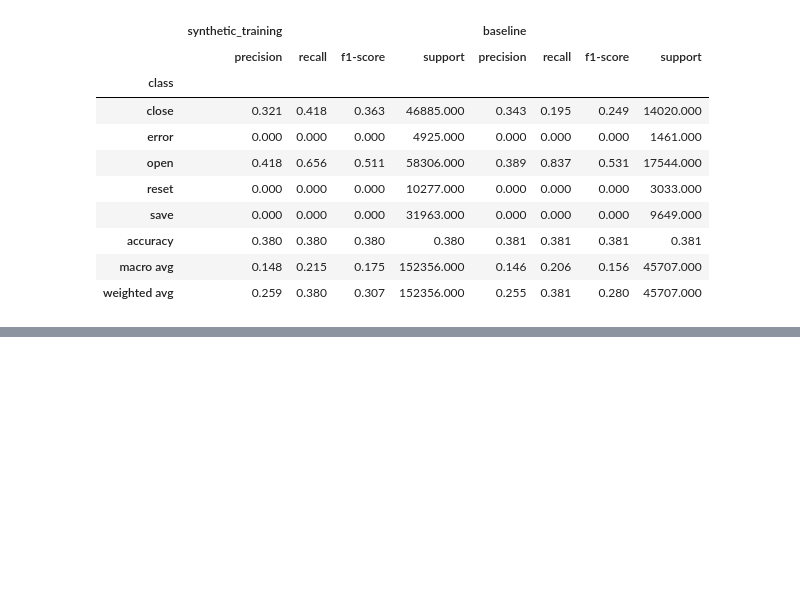
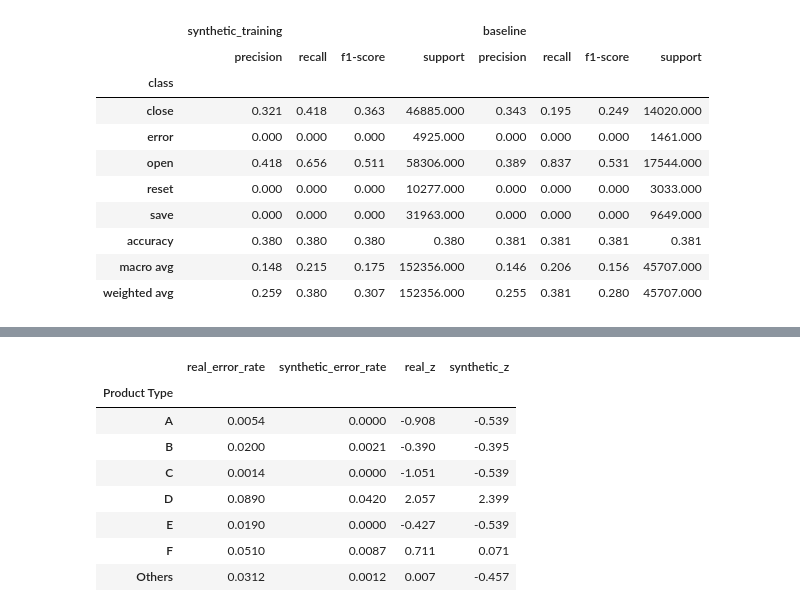
Before and after one commit to jktrns/dsc-180a-q1, a Jupyter notebook: notebooks/03-validation.ipynb, the cells around one changed output, grey strips where cells are left out. Saved outputs shown, nothing was run; the diff lists cells and outputs as text; code cells hidden in the pictures; blank space fills up the shorter version.

```diff
--- a/notebooks/03-validation.ipynb
+++ b/notebooks/03-validation.ipynb
@@ -166,0 +160,42 @@ export_kde(synthetic_df["TimeSeconds"], "synthetic", "../docs/figures/kde-synthe
+# %%
+from scipy.stats import zscore
+
+def compute_error_rates_and_zscores(df):
+    """Compute error rates and z-scores per Product Type."""
+    error_counts = df[df["Event Type"] == "error"].groupby("Product Type").size().rename("error_count")
+    total_counts = df.groupby("Product Type").size().rename("total_count")
+
+    rates = pd.concat([error_counts, total_counts], axis=1).fillna(0)
+    rates["error_count"] = rates["error_count"].astype(int)
+    rates["total_count"] = rates["total_count"].astype(int)
+    rates["error_rate"] = rates["error_count"] / rates["total_count"]
+    rates["z_score"] = zscore(rates["error_rate"])
+
+    return rates
+
+real_rates = compute_error_rates_and_zscores(real_df)
+synthetic_rates = compute_error_rates_and_zscores(synthetic_df)
+
+comparison = pd.DataFrame({
+    "real_error_rate": real_rates["error_rate"],
+    "synthetic_error_rate": synthetic_rates["error_rate"],
+    "real_z": real_rates["z_score"],
+    "synthetic_z": synthetic_rates["z_score"],
+}).fillna(0)
+
+display(comparison.style.format({
+    "real_error_rate": "{:.4f}",
+    "synthetic_error_rate": "{:.4f}",
+    "real_z": "{:.3f}",
+    "synthetic_z": "{:.3f}"
+}))
+# %% [output]
+|  | real_error_rate | synthetic_error_rate | real_z | synthetic_z |
+| Product Type |  |  |  |  |
+| A | 0.0054 | 0.0000 | -0.908 | -0.539 |
+| B | 0.0200 | 0.0021 | -0.390 | -0.395 |
+| C | 0.0014 | 0.0000 | -1.051 | -0.539 |
+| D | 0.0890 | 0.0420 | 2.057 | 2.399 |
+| E | 0.0190 | 0.0000 | -0.427 | -0.539 |
+| F | 0.0510 | 0.0087 | 0.711 | 0.071 |
+| Others | 0.0312 | 0.0012 | 0.007 | -0.457 |
```
Also changed, not shown: parts of 5 cells of this notebook, 7 other files.
